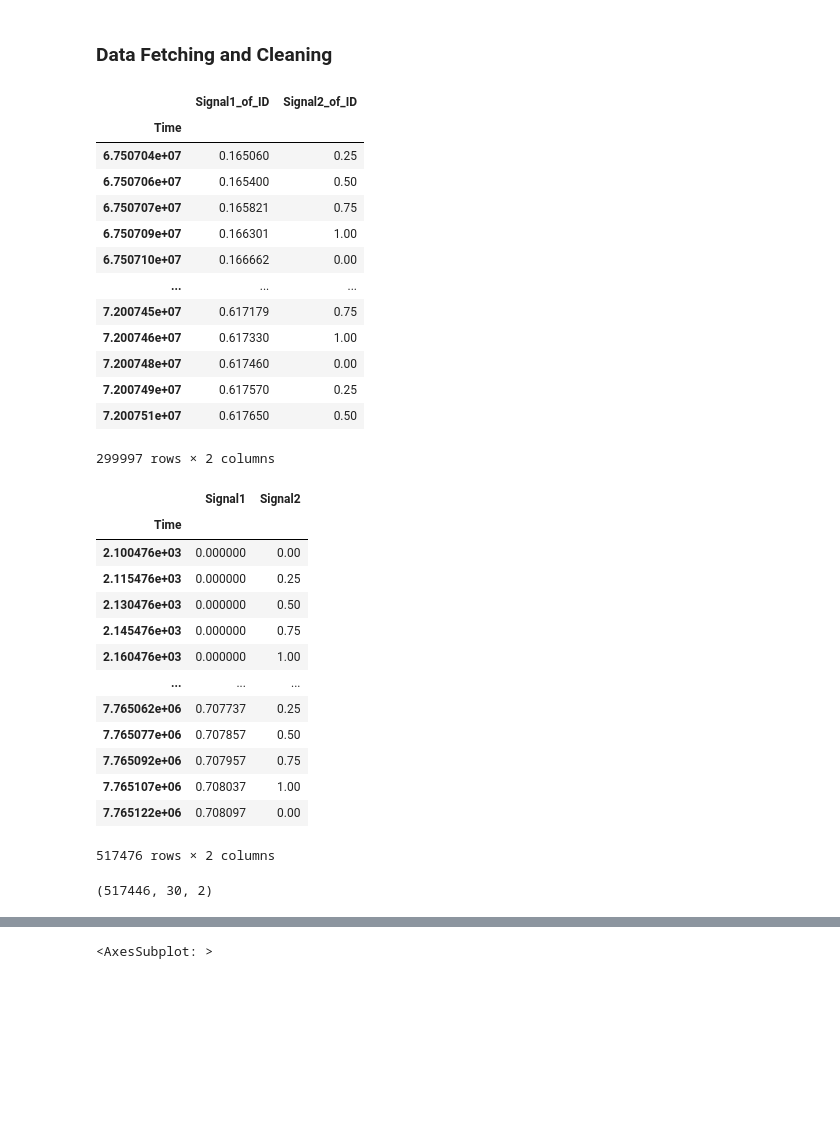
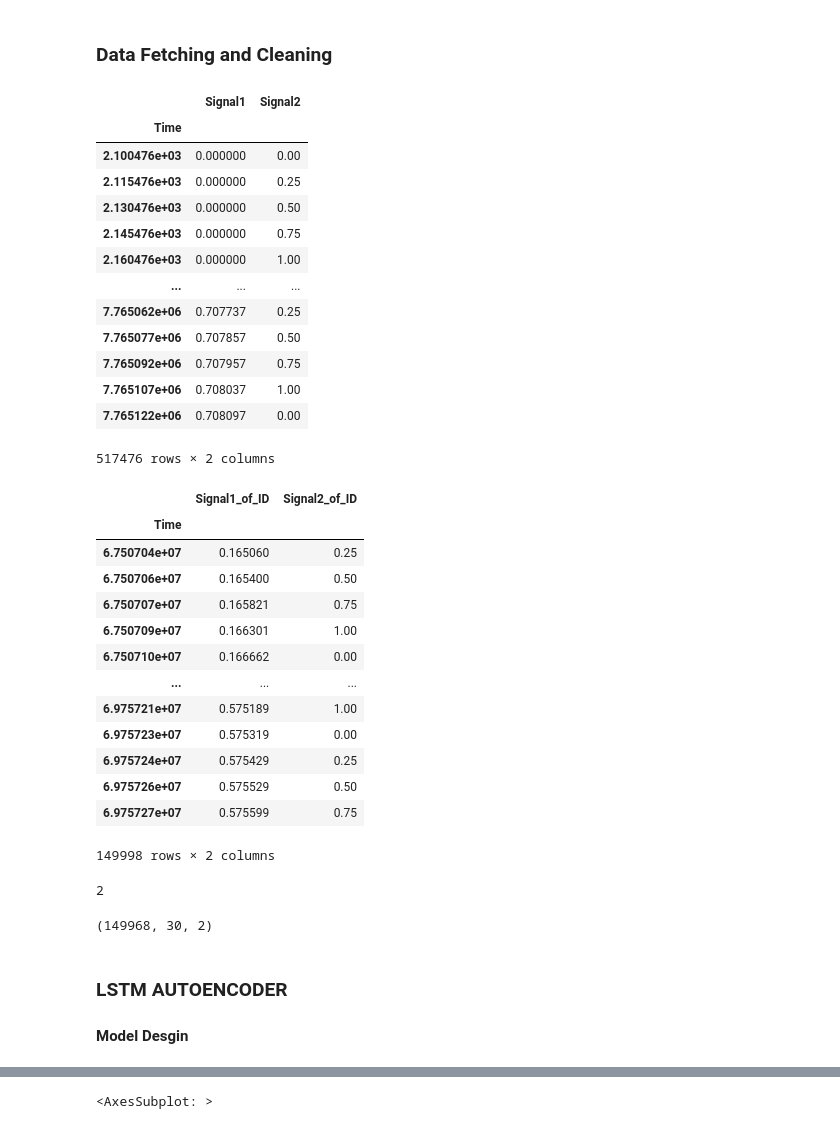
Before and after one commit to abdul2k10023/ML_CAN_IDS, a Jupyter notebook: new_own_data_lstm.ipynb, the cells around one changed output, grey strips where cells are left out. Saved outputs shown, nothing was run; the diff lists cells and outputs as text; code cells hidden in the pictures; blank space fills up the shorter version.

```diff
--- a/new_own_data_lstm.ipynb
+++ b/new_own_data_lstm.ipynb
@@ -63,42 +74,53 @@ df_normal_grp_ID1 = df_normal_grp_ID1.iloc[0:(int(len(df_normal_grp_ID1)/2)),:]
 df_test_plat_ID1 = pd.read_csv('../syn_CAN/test_plateau.csv', delimiter=',', index_col='Time')
 df_test_plat_ID1 = df_test_plat_ID1[df_test_plat_ID1['ID']=='id1'].dropna(axis=1, how='all')
 df_test_plat_ID1 = df_test_plat_ID1.drop(df_test_plat_ID1[['Label','ID']],axis =1)
+df_test_plat_ID1 = df_test_plat_ID1.iloc[0:(int(len(df_test_plat_ID1)/2)),:]
+
+df_normal_grp_ID1
 # %% [output]
-|  | Signal1_of_ID | Signal2_of_ID |
+|  | Signal1 | Signal2 |
 | Time |  |  |
-| 6.750704e+07 | 0.165060 | 0.25 |
-| 6.750706e+07 | 0.165400 | 0.50 |
-| 6.750707e+07 | 0.165821 | 0.75 |
-| 6.750709e+07 | 0.166301 | 1.00 |
-| 6.750710e+07 | 0.166662 | 0.00 |
+| 2.100476e+03 | 0.000000 | 0.00 |
+| 2.115476e+03 | 0.000000 | 0.25 |
+| 2.130476e+03 | 0.000000 | 0.50 |
+| 2.145476e+03 | 0.000000 | 0.75 |
+| 2.160476e+03 | 0.000000 | 1.00 |
 | ... | ... | ... |
-| 7.200745e+07 | 0.617179 | 0.75 |
-| 7.200746e+07 | 0.617330 | 1.00 |
-| 7.200748e+07 | 0.617460 | 0.00 |
-| 7.200749e+07 | 0.617570 | 0.25 |
-| 7.200751e+07 | 0.617650 | 0.50 |
+| 7.765062e+06 | 0.707737 | 0.25 |
+| 7.765077e+06 | 0.707857 | 0.50 |
+| 7.765092e+06 | 0.707957 | 0.75 |
+| 7.765107e+06 | 0.708037 | 1.00 |
+| 7.765122e+06 | 0.708097 | 0.00 |
-299997 rows × 2 columns
+517476 rows × 2 columns
-# %%
-df_normal_grp_ID1
-# %% [output]
-|  | Signal1 | Signal2 |
-| Time |  |  |
-| 2.100476e+03 | 0.000000 | 0.00 |
-| 2.115476e+03 | 0.000000 | 0.25 |
-| 2.130476e+03 | 0.000000 | 0.50 |
-| 2.145476e+03 | 0.000000 | 0.75 |
-| 2.160476e+03 | 0.000000 | 1.00 |
-| ... | ... | ... |
-| 7.765062e+06 | 0.707737 | 0.25 |
-| 7.765077e+06 | 0.707857 | 0.50 |
-| 7.765092e+06 | 0.707957 | 0.75 |
-| 7.765107e+06 | 0.708037 | 1.00 |
-| 7.765122e+06 | 0.708097 | 0.00 |
-517476 rows × 2 columns
+# %%
+df_test_plat_ID1
+# %% [output]
+|  | Signal1_of_ID | Signal2_of_ID |
+| Time |  |  |
+| 6.750704e+07 | 0.165060 | 0.25 |
+| 6.750706e+07 | 0.165400 | 0.50 |
+| 6.750707e+07 | 0.165821 | 0.75 |
+| 6.750709e+07 | 0.166301 | 1.00 |
+| 6.750710e+07 | 0.166662 | 0.00 |
+| ... | ... | ... |
+| 6.975721e+07 | 0.575189 | 1.00 |
+| 6.975723e+07 | 0.575319 | 0.00 |
+| 6.975724e+07 | 0.575429 | 0.25 |
+| 6.975726e+07 | 0.575529 | 0.50 |
+| 6.975727e+07 | 0.575599 | 0.75 |
+149998 rows × 2 columns
 # %%
 TIME_STEP = 30
 X_train, Y_train = creatDataset(df_normal_grp_ID1, df_normal_grp_ID1, TIME_STEP)
+X_test, Y_test = creatDataset(df_test_plat_ID1, df_test_plat_ID1, TIME_STEP)
 
-X_train.shape
+X_train.shape[2]
 # %% [output]
-(517446, 30, 2)
+2
+# %%
+X_test.shape
+# %% [output]
+(149968, 30, 2)
+# %% [markdown]
+### LSTM AUTOENCODER
+#### Model Desgin
```
Also changed, not shown: parts of 5 cells of this notebook.
